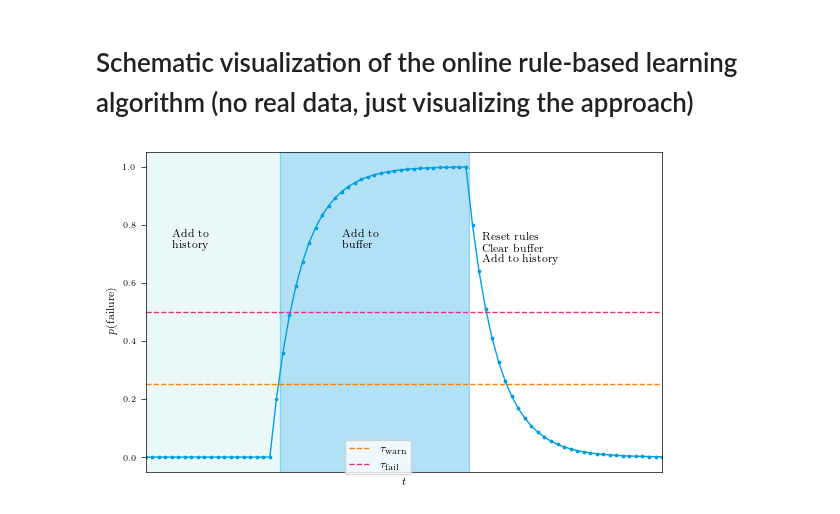
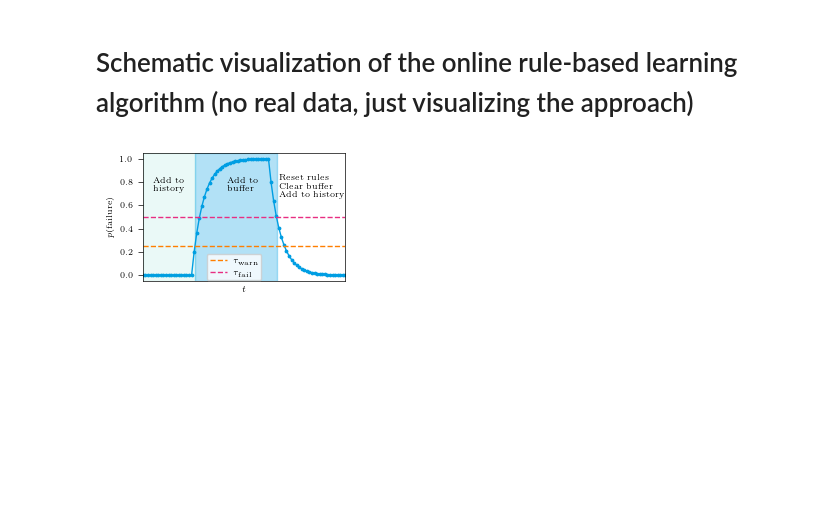
Before and after one commit to MatthiasJakobs/metro-xai, a Jupyter notebook: notebooks/algorithm_schematic.ipynb, the cells around one changed output. Saved outputs shown, nothing was run; the diff lists cells and outputs as text; code cells hidden in the pictures; blank space fills up the shorter version.

```diff
--- a/notebooks/algorithm_schematic.ipynb
+++ b/notebooks/algorithm_schematic.ipynb
@@ -12,33 +12,34 @@ from failure_detection import simple_lowpass_filter
 # %%
 failure = simple_lowpass_filter(np.concatenate([np.zeros((20)), np.ones((30)), np.zeros((30))]), 0.2)
 
 #fig, axs = default_plot(style='ieeeaccess', width_fraction=0.5)
 #fig, axs = default_plot(style='dissertation', width_fraction=1, height_fraction=0.7)
-fig, axs = default_plot(width_fraction=1, height_fraction=1, style='beamer-lamarr')
+fig, axs = default_plot(width_fraction=0.5, height_fraction=1, style='jdsa')
 
-font_size = 12
+font_size = 6
 plt.rcParams.update({'font.size': font_size})
 axs.plot(failure, color='C1')
 axs.scatter(np.arange(len(failure)), failure, color='C1', s=3)
 axs.grid(False)
 axs.axvspan(0, 20.5, color='C6', alpha=0.1)
-axs.axvspan(20.5, 49.5, color='C1', alpha=0.3)
+axs.axvspan(20.5, 52.2, color='C1', alpha=0.3)
 
 txt_y = 0.72
 axs.text(4, txt_y, f'Add to\nhistory')
-axs.text(30, txt_y, f'Add to\nbuffer')
-axs.text(51.5, txt_y-0.05, f'Reset rules\nClear buffer\nAdd to history')
+axs.text(33, txt_y, f'Add to\nbuffer')
+axs.text(53, txt_y-0.05, f'Reset rules\nClear buffer\nAdd to history')
 
 axs.axhline(0.25, label=r'$\tau_{\textrm{warn}}$', color='C3', linestyle='--')
 axs.axhline(0.5, label=r'$\tau_{\textrm{fail}}$', color='C0', linestyle='--')
 axs.set_xlabel(r'$t$', fontsize=font_size)
 axs.set_ylabel(r'$p(\textrm{failure})$', fontsize=font_size)
 axs.set_xlim(0, len(failure)-1)
 axs.set_xticks([])
 fig.tight_layout()
 #fig.legend(ncols=2, bbox_to_anchor=(0.75, 0.05))
 axs.legend(fontsize=font_size, ncol=1, loc='lower center', bbox_to_anchor=(0.45, -0.025))
 #fig.savefig('../plots/schematic.pdf', transparent=True, bbox_inches='tight')
-fig.savefig('../plots/figure2.pdf', transparent=True, bbox_inches='tight')
+#fig.savefig('../plots/figure2.pdf', transparent=True, bbox_inches='tight')
+fig.savefig('schematic.pdf', transparent=True, bbox_inches='tight')
 # %% [output]
-[figure, old version]
+[figure, new version]
```
Also changed, not shown: 4 other files.
